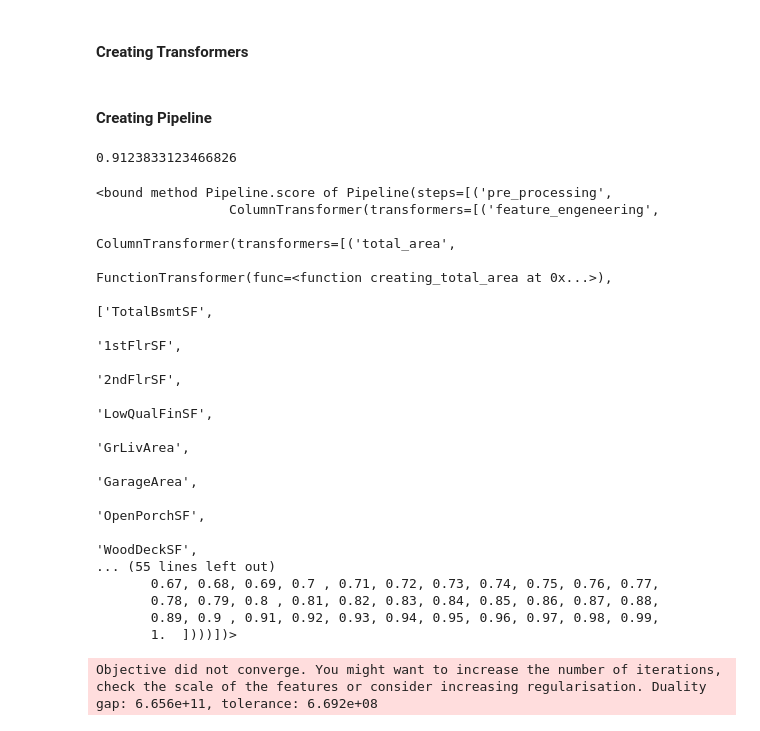
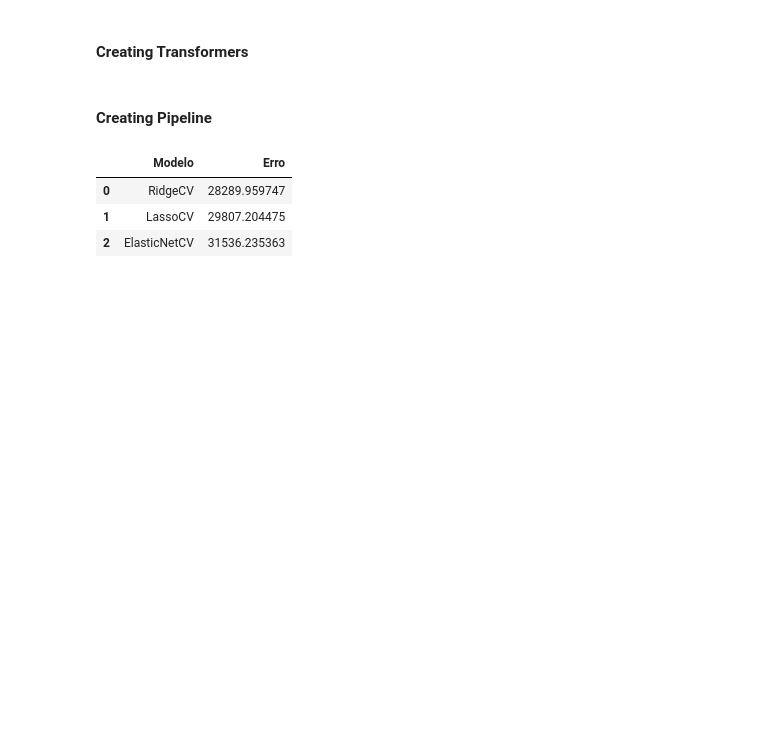
Before and after one commit to iasuu/stat_learning, a Jupyter notebook: SCRIPT/modelagem.ipynb, the cells around one changed output. Saved outputs shown, nothing was run; the diff lists cells and outputs as text; code cells hidden in the pictures; blank space fills up the shorter version.

```diff
--- a/SCRIPT/modelagem.ipynb
+++ b/SCRIPT/modelagem.ipynb
@@ -315,7 +331,7 @@ from sklearn.feature_selection import SequentialFeatureSelector
 # %% [markdown]
 #### Splitting data set
 # %%
-features = train_data.drop('SalePrice', axis=1)
+features = train_data.drop(['SalePrice'], axis=1)
 target = train_data['SalePrice']
 
 x_train, x_validation, y_train, y_validation = train_test_split(features, target, test_size = 0.3, random_state=11218195)
@@ -359,50 +375,35 @@ prepocessing = ColumnTransformer([
 ])
 # %% [markdown]
 #### Creating Pipeline
-# %%
-cv = RepeatedKFold(n_splits=5, n_repeats=3, random_state=11218195)
-
-pipeline = Pipeline(
-        steps=[('pre_processing', prepocessing),
-               ('model', linear_model.LassoCV(alphas=np.arange(0.1, 1.01, 0.01), cv = 5, tol = 0.1))]
-    )
-
-pipeline.fit(x_train, y_train)
-# pipeline.score(x_validation)
-# %% [output]
-0.9123833123466826
 # %%
 cv = RepeatedKFold(n_splits=5, n_repeats=3, random_state=11218195)
 
-models = [
-    linear_model.RidgeCV(alphas=np.arange(0.01, 1.01, 0.01), cv = 5),
-    linear_model.LassoCV(alphas=np.arange(0.01, 1.01, 0.01), cv = 5, tol = 0.1),
-    linear_model.ElasticNetCV(l1_ratio=np.arange(0.01, 1.01, 0.01), cv = 5)
+models_regression = [
+    linear_model.RidgeCV(alphas=np.arange(49.91, 50.01, 0.01), cv = cv),
+    linear_model.LassoCV(alphas=np.arange(192, 193.01, 0.01), cv = cv, tol = 0.1, n_jobs=-1),
+    linear_model.ElasticNetCV(l1_ratio=np.arange(0.01, 1.01, 0.01), alphas=[0.01, 0.1, 1, 10, 20, 50, 100], cv = cv, n_jobs=-1, tol=0.1)
 ]
 
-for model in models:
+models_stepwise = [
+    SequentialFeatureSelector(linear_model.LinearRegression(), cv=cv, direction='forward', n_jobs=-1),
+    SequentialFeatureSelector(linear_model.LinearRegression(), cv=cv, direction='backwaard', n_jobs=-1)
+]
+
+erros = []
+
+for model in models_regression:
     pipeline = Pipeline(
         steps=[('pre_processing', prepocessing),
                ('model', model)]
     )
     pipeline.fit(x_train, y_train)
-    print(pipeline.score)
+    predict = pipeline.predict(x_validation)
+    model_name = type(model).__name__
+    erros.append([model_name, np.sqrt(mean_squared_error(y_validation, predict))])
+
+pd.DataFrame(erros).rename(columns={0: 'Modelo', 1: 'Erro'})
 # %% [output]
-<bound method Pipeline.score of Pipeline(steps=[('pre_processing',
-                 ColumnTransformer(transformers=[('feature_engeneering',
-                                                  ColumnTransformer(transformers=[('total_area',
-                                                                                   FunctionTransformer(func=<function creating_total_area at 0x...>),
-                                                                                   ['TotalBsmtSF',
-                                                                                    '1stFlrSF',
-                                                                                    '2ndFlrSF',
-                                                                                    'LowQualFinSF',
-                                                                                    'GrLivArea',
-                                                                                    'GarageArea',
-                                                                                    'OpenPorchSF',
-                                                                                    'WoodDeckSF',
-... (55 lines left out)
-       0.67, 0.68, 0.69, 0.7 , 0.71, 0.72, 0.73, 0.74, 0.75, 0.76, 0.77,
-       0.78, 0.79, 0.8 , 0.81, 0.82, 0.83, 0.84, 0.85, 0.86, 0.87, 0.88,
-       0.89, 0.9 , 0.91, 0.92, 0.93, 0.94, 0.95, 0.96, 0.97, 0.98, 0.99,
-       1.  ])))])>
-Objective did not converge. You might want to increase the number of iterations, check the scale of the features or consider increasing regularisation. Duality gap: 6.656e+11, tolerance: 6.692e+08
+|  | Modelo | Erro |
+| 0 | RidgeCV | 28289.959747 |
+| 1 | LassoCV | 29807.204475 |
+| 2 | ElasticNetCV | 31536.235363 |
```
Also changed, not shown: parts of 9 cells of this notebook, 6 other files.
